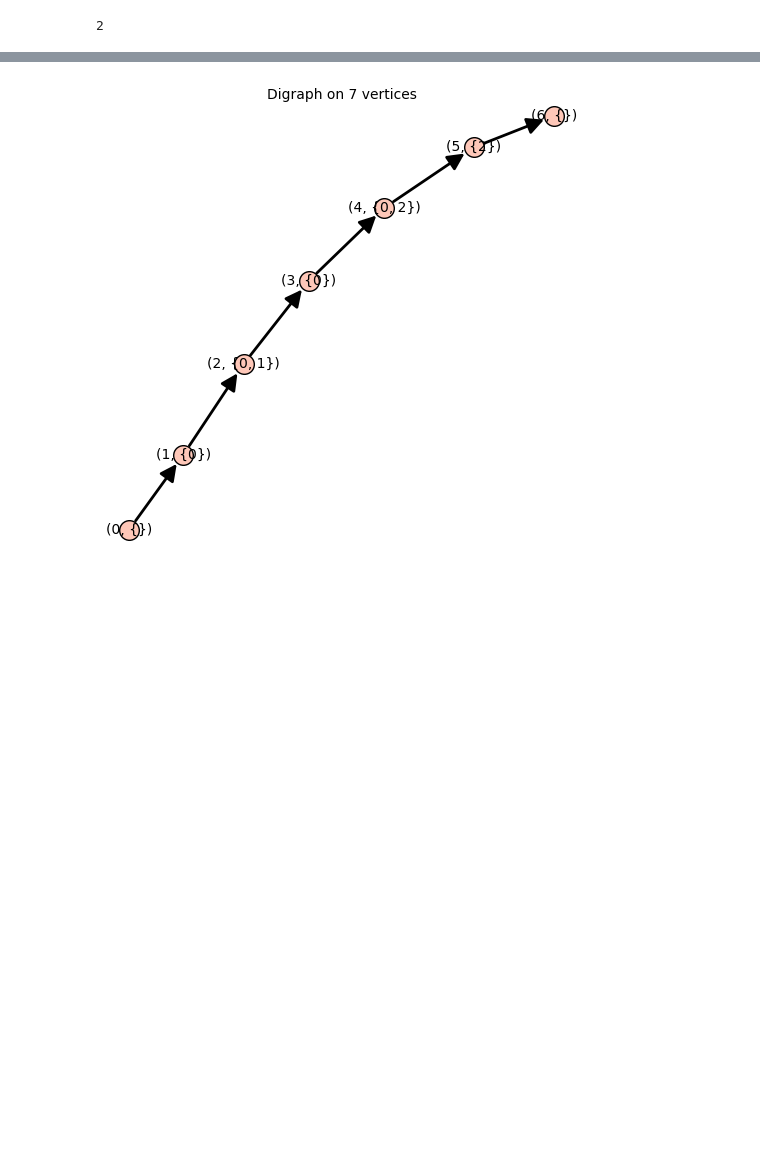
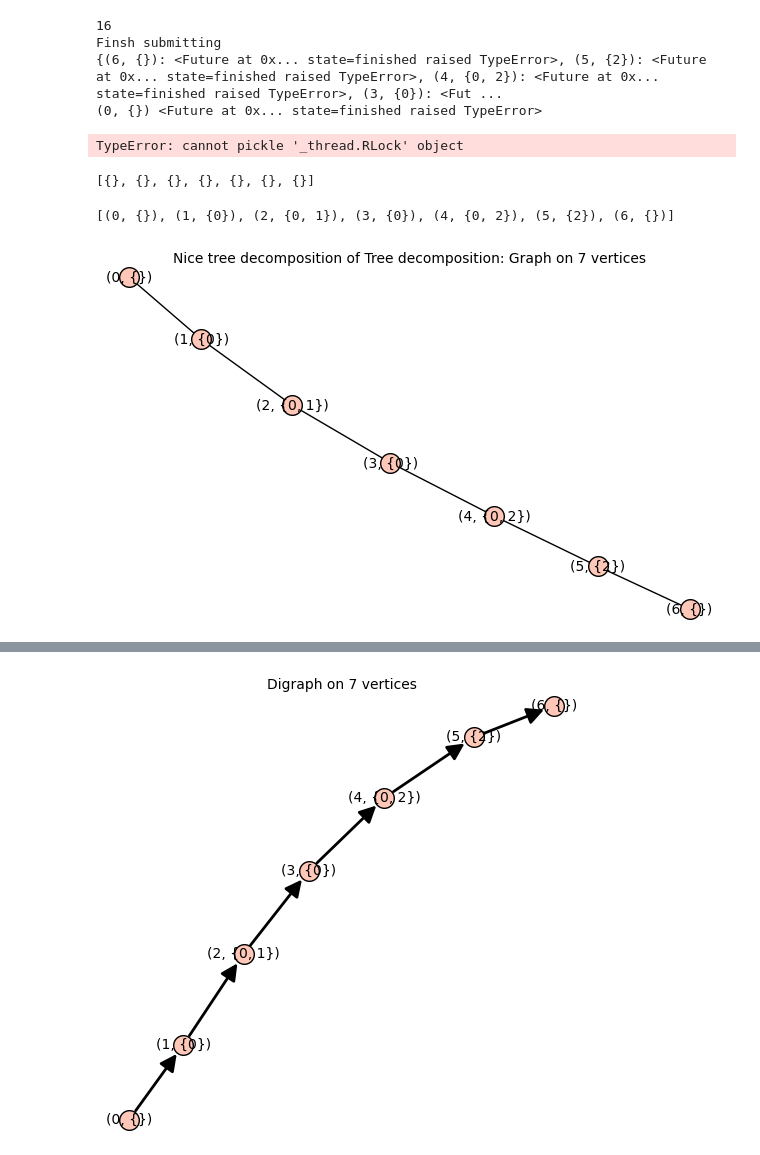
Before and after one commit to guojing0/count-graph-homs, a Jupyter notebook: hom-count-exp.ipynb, the cells around one changed output, grey strips where cells are left out. Saved outputs shown, nothing was run; the diff lists cells and outputs as text; code cells hidden in the pictures; blank space fills up the shorter version.

```diff
--- a/hom-count-exp.ipynb
+++ b/hom-count-exp.ipynb
@@ -7,20 +11,49 @@ from local_hom_count_best import *
 graph = graphs.CompleteBipartiteGraph(1, 2)
 graph_clr = [0, 1, 1]
 
-# target_graph = graphs.CompleteGraph(3)
-# target_clr = [0, 1, 1]
+square = graphs.Grid2dGraph(2, 2)
+square.relabel()
+square_clr = [0, 1, 1, 0]
+
+three_grid = graphs.Grid2dGraph(3, 3)
+three_grid.relabel()
+three_grid_clr = get_colours(3, 3)
+
+four_grid = graphs.Grid2dGraph(4, 4)
+four_grid.relabel()
+four_grid_clr = get_colours(4, 4)
 
 target_graph = graphs.PathGraph(4)
-target_clr = [0, 1, 1, 0]
+target_clr = [0, 1, 2, 3]
 
-# counter = GraphHomomorphismCounter(graph, target_graph)
-# count = counter.count_homomorphisms_best()
-# print(count)
+counter = GraphHomomorphismCounter(graph, square)
+count = counter.count_homomorphisms_best()
+print(count)
 
-colour_counter = GraphHomomorphismCounter(graph, target_graph, 0, graph_clr, target_clr, colourful=True)
-colourful_count = colour_counter.count_homomorphisms_best()
-print(colourful_count)
+# colour_counter = GraphHomomorphismCounter(square, three_grid, 2, square_clr, three_grid_clr, colourful=True)
+# colourful_count = colour_counter.count_homomorphisms_best()
+# print(colourful_count)
+
+par_counter = ParallelGraphHomomorphismCounter(graph, square)
+par_count = par_counter.count_homomorphisms_parallel()
+print(par_count)
 # %% [output]
-2
+16
+Finsh submitting
+{(6, {}): <Future at 0x... state=finished raised TypeError>, (5, {2}): <Future at 0x... state=finished raised TypeError>, (4, {0, 2}): <Future at 0x... state=finished raised TypeError>, (3, {0}): <Fut ...
+(0, {}) <Future at 0x... state=finished raised TypeError>
+TypeError: cannot pickle '_thread.RLock' object
+# %%
+print(counter.DP_table)
+# %% [output]
+[{}, {}, {}, {}, {}, {}, {}]
+# %%
+counter.dir_labelled_TD.vertices()
+# %% [output]
+[(0, {}), (1, {0}), (2, {0, 1}), (3, {0}), (4, {0, 2}), (5, {2}), (6, {})]
+# %%
+counter.nice_tree_decomp
+# %% [output]
+[figure, added]
 # %%
 import random
```
Also changed, not shown: parts of 25 cells of this notebook.
